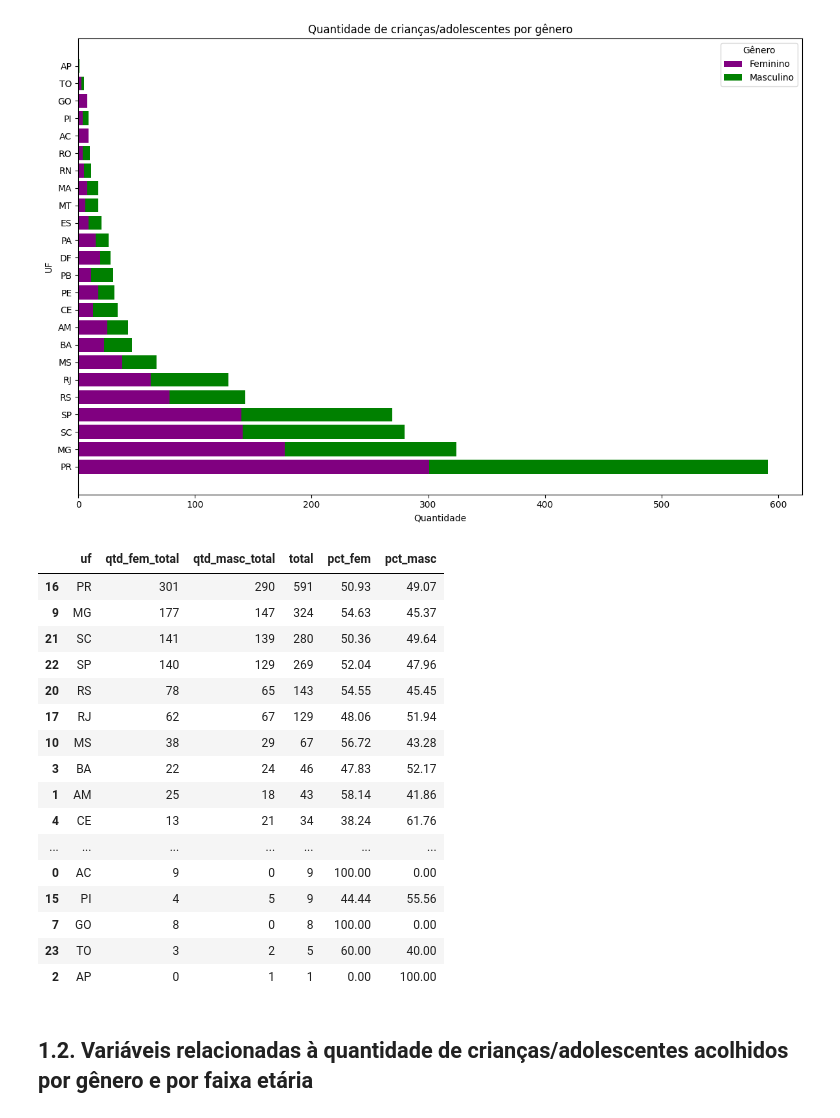
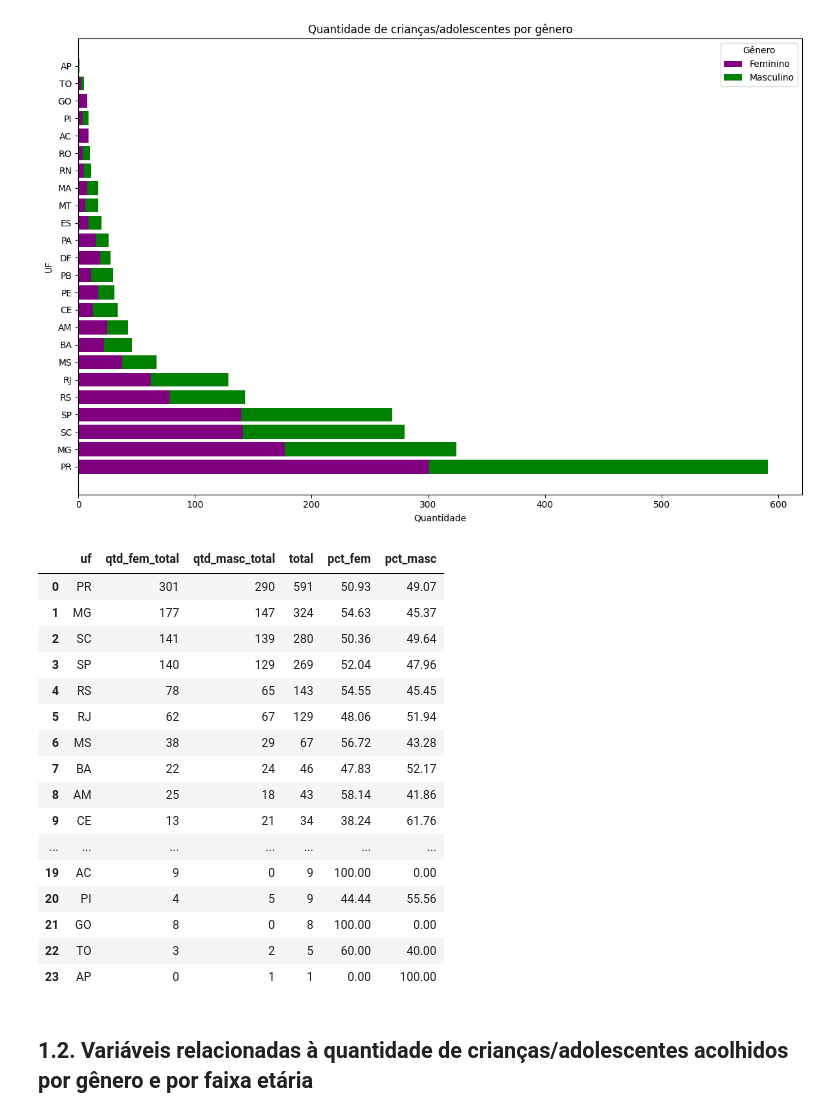
Before and after one commit to lab-dados-seges/familia-acolhedora, a Jupyter notebook: analises/1_caracteristicas_acolhidas.ipynb, the cells around one changed output. Saved outputs shown, nothing was run; the diff lists cells and outputs as text; code cells hidden in the pictures.

```diff
--- a/analises/1_caracteristicas_acolhidas.ipynb
+++ b/analises/1_caracteristicas_acolhidas.ipynb
@@ -130,25 +130,25 @@ df_ordenado_genero['pct_masc'] = (df_ordenado_genero['qtd_masc_total'] / df_orde
 df_ordenado_genero['pct_fem'] = df_ordenado_genero['pct_fem'].round(2)
 df_ordenado_genero['pct_masc'] = df_ordenado_genero['pct_masc'].round(2)
 # %%
-df_ordenado_genero
+df_ordenado_genero.reset_index().drop(columns='index')
 # %% [output]
 |  | uf | qtd_fem_total | qtd_masc_total | total | pct_fem | pct_masc |
-| 16 | PR | 301 | 290 | 591 | 50.93 | 49.07 |
-| 9 | MG | 177 | 147 | 324 | 54.63 | 45.37 |
-| 21 | SC | 141 | 139 | 280 | 50.36 | 49.64 |
-| 22 | SP | 140 | 129 | 269 | 52.04 | 47.96 |
-| 20 | RS | 78 | 65 | 143 | 54.55 | 45.45 |
-| 17 | RJ | 62 | 67 | 129 | 48.06 | 51.94 |
-| 10 | MS | 38 | 29 | 67 | 56.72 | 43.28 |
-| 3 | BA | 22 | 24 | 46 | 47.83 | 52.17 |
-| 1 | AM | 25 | 18 | 43 | 58.14 | 41.86 |
-| 4 | CE | 13 | 21 | 34 | 38.24 | 61.76 |
+| 0 | PR | 301 | 290 | 591 | 50.93 | 49.07 |
+| 1 | MG | 177 | 147 | 324 | 54.63 | 45.37 |
+| 2 | SC | 141 | 139 | 280 | 50.36 | 49.64 |
+| 3 | SP | 140 | 129 | 269 | 52.04 | 47.96 |
+| 4 | RS | 78 | 65 | 143 | 54.55 | 45.45 |
+| 5 | RJ | 62 | 67 | 129 | 48.06 | 51.94 |
+| 6 | MS | 38 | 29 | 67 | 56.72 | 43.28 |
+| 7 | BA | 22 | 24 | 46 | 47.83 | 52.17 |
+| 8 | AM | 25 | 18 | 43 | 58.14 | 41.86 |
+| 9 | CE | 13 | 21 | 34 | 38.24 | 61.76 |
 | ... | ... | ... | ... | ... | ... | ... |
-| 0 | AC | 9 | 0 | 9 | 100.00 | 0.00 |
-| 15 | PI | 4 | 5 | 9 | 44.44 | 55.56 |
-| 7 | GO | 8 | 0 | 8 | 100.00 | 0.00 |
-| 23 | TO | 3 | 2 | 5 | 60.00 | 40.00 |
-| 2 | AP | 0 | 1 | 1 | 0.00 | 100.00 |
+| 19 | AC | 9 | 0 | 9 | 100.00 | 0.00 |
+| 20 | PI | 4 | 5 | 9 | 44.44 | 55.56 |
+| 21 | GO | 8 | 0 | 8 | 100.00 | 0.00 |
+| 22 | TO | 3 | 2 | 5 | 60.00 | 40.00 |
+| 23 | AP | 0 | 1 | 1 | 0.00 | 100.00 |
 # %% [markdown]
 ## 1.2. Variáveis relacionadas à quantidade de crianças/adolescentes acolhidos por gênero e por faixa etária
 # %% [markdown]
```
Also changed, not shown: parts of 5 cells of this notebook, 1 other file.
